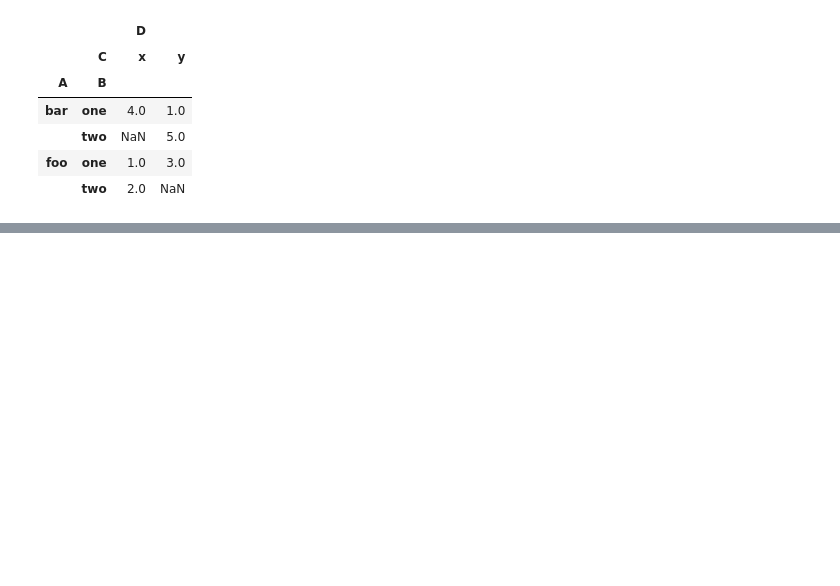
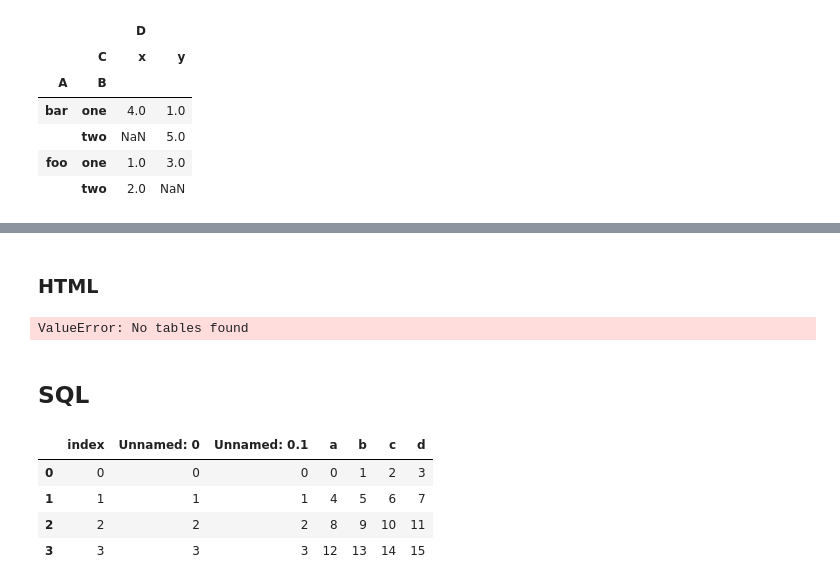
Before and after one commit to NooshinRajabi/Python-for-Data-Science-and-Machine-Learning, a Jupyter notebook: Python for Data Analysis - Pandas.ipynb, the cells around one changed output, grey strips where cells are left out. Cells and saved outputs as stored; diff of their text form; code cells hidden in the pictures; blank space fills up the shorter version.

Commit message:
Add data input to pd

```diff
--- a/Python for Data Analysis - Pandas.ipynb
+++ b/Python for Data Analysis - Pandas.ipynb
@@ -860,0 +894,8 @@ df.pivot_table( values = ['D'], index =['A','B'],columns =['C'])
+# %% [markdown]
+### HTML
+# %%
+df = pd.read_html('http://www.fdic.gov/bank/individual/failed/banklist.html')
+# %% [output]
+ValueError: No tables found
+# %% [markdown]
+## SQL
@@ -860,0 +904,12 @@ df.pivot_table( values = ['D'], index =['A','B'],columns =['C'])
+# %%
+engine = create_engine('sqlite:///:memory:')
+df.to_sql('data', engine)
+# %%
+sql_df = pd.read_sql('data',con=engine)
+sql_df
+# %% [output]
+|  | index | Unnamed: 0 | Unnamed: 0.1 | a | b | c | d |
+| 0 | 0 | 0 | 0 | 0 | 1 | 2 | 3 |
+| 1 | 1 | 1 | 1 | 4 | 5 | 6 | 7 |
+| 2 | 2 | 2 | 2 | 8 | 9 | 10 | 11 |
+| 3 | 3 | 3 | 3 | 12 | 13 | 14 | 15 |
```
Also changed, not shown: parts of 7 cells of this notebook.
